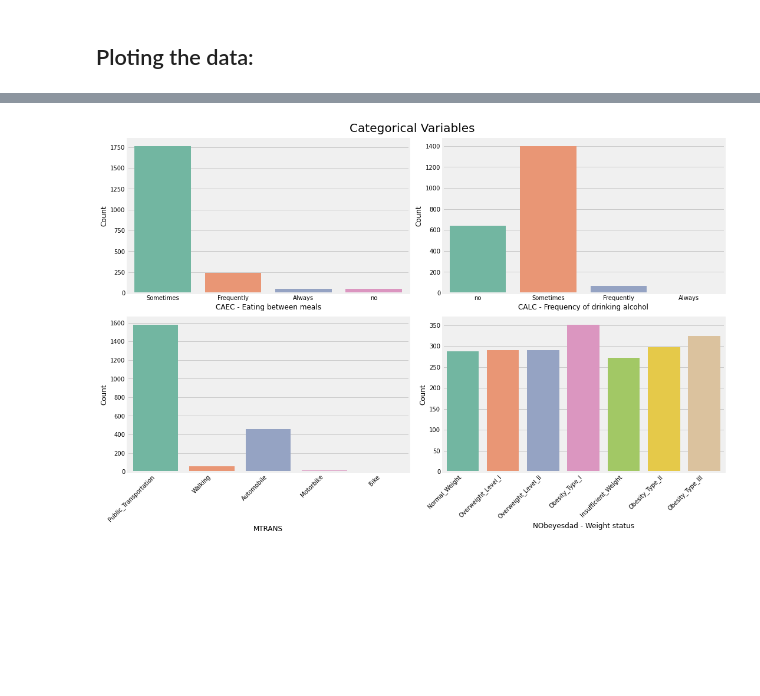
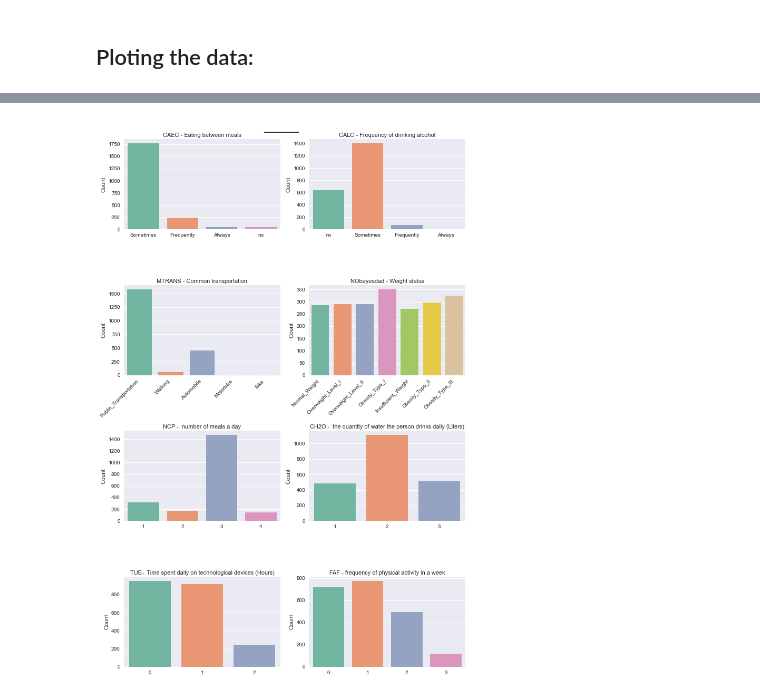
Before and after one commit to NoaAmichai/Obesity-Data-Science-Project, a Jupyter notebook: Obesity.ipynb, the cells around one changed output, grey strips where cells are left out. Saved outputs shown, nothing was run; the diff lists cells and outputs as text; code cells hidden in the pictures; blank space fills up the shorter version.

```diff
--- a/Obesity.ipynb
+++ b/Obesity.ipynb
@@ -63,9 +65,6 @@ We can see that Gender, family_history_with_overweight, FAVC, CAEC, SMOKE, SCC,
-# %%
-# We can see that 'FCVC' column contains numbers but it's a textual attribute. Let's change that.
-df['FCVC'] = df['FCVC'].map({1.0:'Never', 2.0:'Sometimes', 3.0:'Always'})
 # %%
 #Other than 'Age', 'Weight' and 'Height' there is no reason for the other numeric columns to be 'float'. We'll change it.
-columns = ["NCP", "CH2O", "TUE", "FAF"]
+columns = ["NCP", "CH2O", "TUE", "FAF","FCVC"]
 for col in columns:
     df[col] = round(df[col]).astype('int')
 df.head(3)
@@ -112,20 +111,21 @@ plt.show()
 ## Ploting the data:
 # %%
 fig, ax = plt.subplots(3,2, figsize = (10,10))
+plt.style.use('seaborn')
 ((ax1, ax2), (ax3, ax4), (ax5, ax6)) = ax
 ax1.pie( df['Gender'].value_counts(), labels=['Male','Female'], startangle=90, autopct='%1.1f%%')
 ax1.set_title("Gender",fontdict={'fontsize': 14})
 ax2.pie( df['family_history_with_overweight'].value_counts(), labels=['Yes','No'], startangle=90, autopct='%1.1f%%')
 ax2.set_title("Family history with overweight",fontdict={'fontsize': 14})
 ax3.pie( df['FAVC'].value_counts(), labels=['Yes','No'], startangle=90, autopct='%1.1f%%')
-ax3.set_title("FAVC",fontdict={'fontsize': 14})
+ax3.set_title("FAVC -Frequent consumption of high caloric food",fontdict={'fontsize': 14})
 ax4.pie( df['FCVC'].value_counts(), labels=['Always','Sometimes','Never'], startangle=90, autopct='%1.1f%%')
-ax4.set_title("FCVC",fontdict={'fontsize': 14})
+ax4.set_title("FCVC -Frequency of consumption of vegetables",fontdict={'fontsize': 14})
 ax5.pie( df['SMOKE'].value_counts(), labels=['No','Yes'], startangle=90, autopct='%1.1f%%')
 ax5.set_title("SMOKE",fontdict={'fontsize': 14})
 ax6.pie( df['SCC'].value_counts(), labels=['No','Yes'], startangle=90, autopct='%1.1f%%')
-ax6.set_title("SCC",fontdict={'fontsize': 14})
-fig.suptitle("Numbric Variables", fontsize=20)
+ax6.set_title("SCC -Calories consumption monitoring ",fontdict={'fontsize': 14})
+fig.suptitle("---------------", fontsize=20)
 plt.tight_layout()
 plt.show()
 # %% [output]
@@ -133,21 +133,25 @@ plt.show()
 # %%
-columns = ['CAEC','CALC', 'MTRANS', 'NObeyesdad']
-labels=['CAEC - Eating between meals','CALC - Frequency of drinking alcohol', 'MTRANS - Common transportation', 'NObeyesdad - Weight status']
+columns = ['CAEC','CALC', 'MTRANS', 'NObeyesdad','NCP', 'CH2O', 'TUE', 'FAF']
+labels=['CAEC - Eating between meals','CALC - Frequency of drinking alcohol', 'MTRANS - Common transportation', 'NObeyesdad - Weight status',
+       'NCP -  number of meals a day', 'CH2O -  the quantity of water the person drinks daily (Liters)', 'TUE-  Time spent daily on technological devices (Hours)', 'FAF - frequency of physical activity in a week']
 count=0
-fig, ax = plt.subplots(2,2, figsize=(15, 10))
+fig, ax = plt.subplots(4,2, figsize=(10, 15))
 for col, subplot in zip(columns, ax.flatten()):
     if col=="MTRANS" or col=="NObeyesdad":
         chart = sns.countplot(x= df[col],ax=subplot, palette="Set2")
         subplot.set_xticklabels(rotation=45, horizontalalignment='right', labels=chart.get_xticklabels())
         subplot.yaxis.label.set_text("Count")
-        plt.xlabel(labels[count])
+        subplot.xaxis.label.set_text(labels[count])
+        subplot.xaxis.set_label_position('top')
     else:
         sns.countplot(x= df[col],ax=subplot, palette="Set2")
         subplot.yaxis.label.set_text("Count")
         subplot.xaxis.label.set_text(labels[count])
+        subplot.xaxis.set_label_position('top')
     count+=1
-fig.suptitle("Categorical Variables", fontsize=20)
+
+fig.suptitle("______", fontsize=20)
 plt.tight_layout()
 plt.show()
 # %% [output]
-[figure, old version]
+[figure, new version]
```
Also changed, not shown: parts of 18 cells of this notebook.
